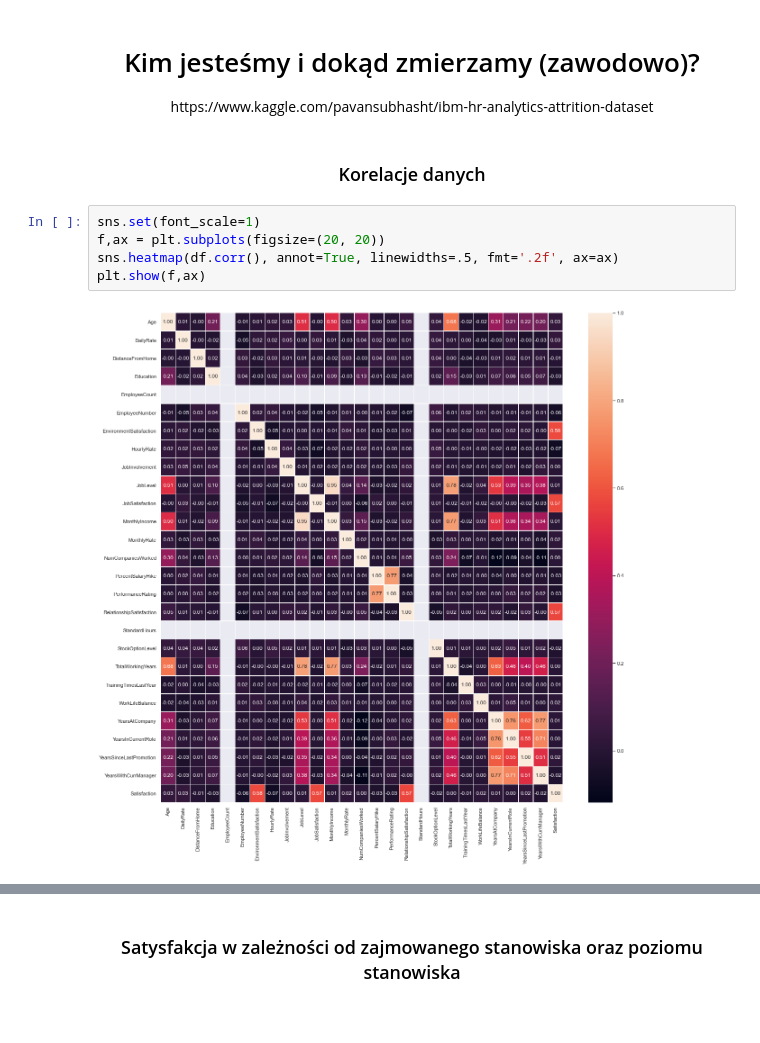
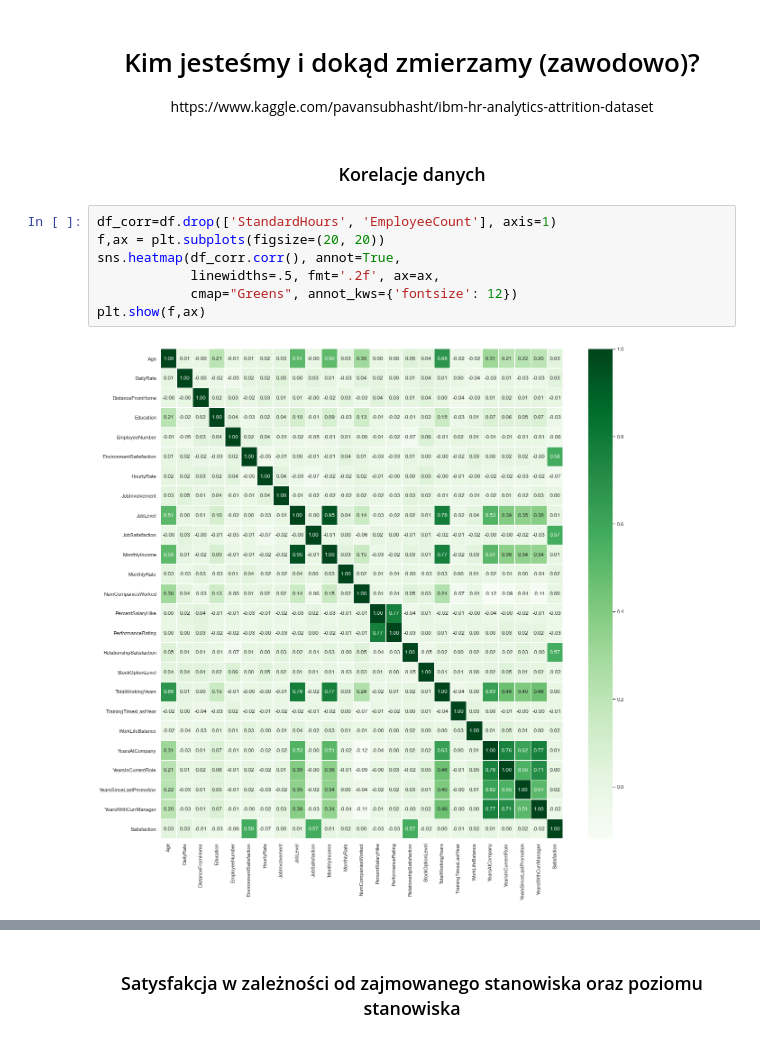
Before and after one commit to infoshareacademy/jdszr5-nonamezzz, a Jupyter notebook: Projekt Python/Statystyka_ogolna.ipynb, the cells around one changed output, grey strips where cells are left out. Drawn from its saved outputs; the diff is of its cells as text.

```diff
--- a/Projekt Python/Statystyka_ogolna.ipynb
+++ b/Projekt Python/Statystyka_ogolna.ipynb
@@ -36,9 +87,11 @@ list(df.columns)
 
 ### <center> Korelacje danych </center>
 # %%
-sns.set(font_scale=1)
+df_corr=df.drop(['StandardHours', 'EmployeeCount'], axis=1)
 f,ax = plt.subplots(figsize=(20, 20))
-sns.heatmap(df.corr(), annot=True, linewidths=.5, fmt='.2f', ax=ax)
+sns.heatmap(df_corr.corr(), annot=True,
+            linewidths=.5, fmt='.2f', ax=ax,
+            cmap="Greens", annot_kws={'fontsize': 12})
 plt.show(f,ax)
 # %% [output]
-[figure, old version]
+[figure, new version]
```
Also changed, not shown: parts of 7 cells of this notebook, 3 other files.
